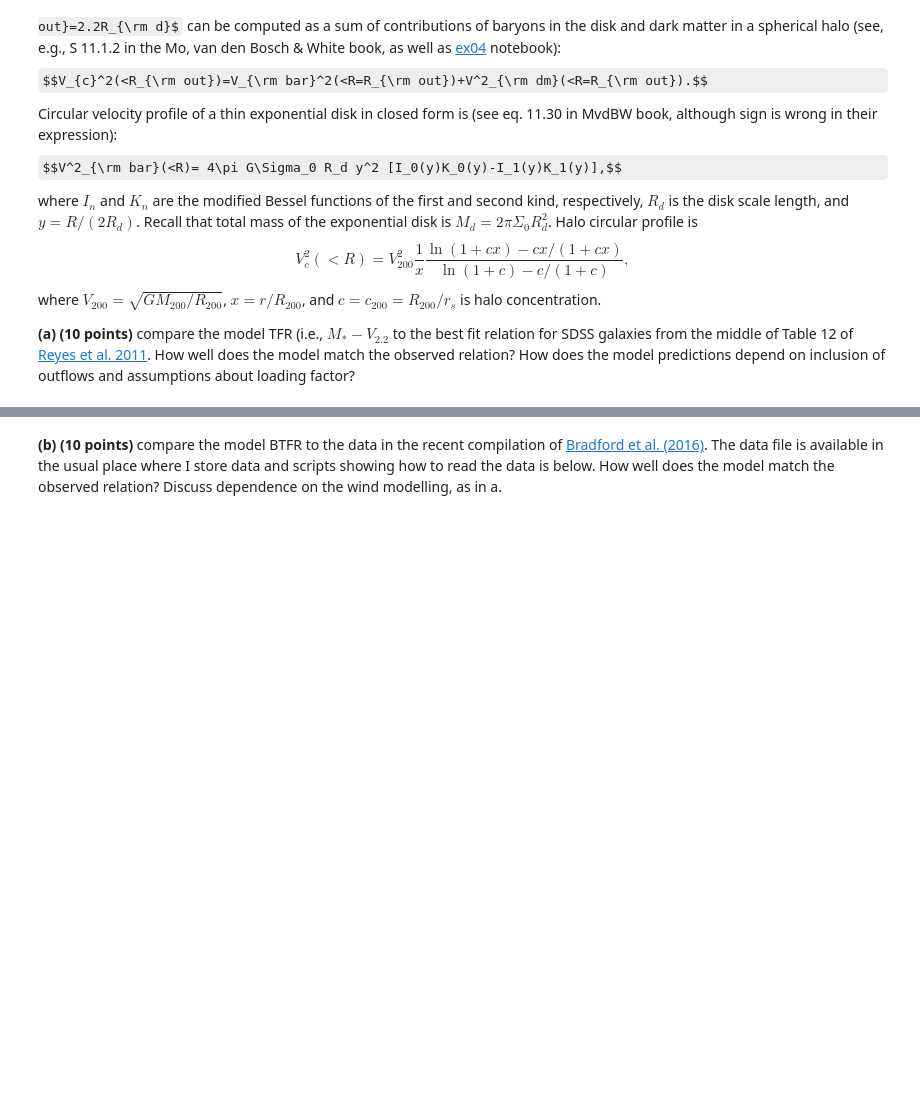
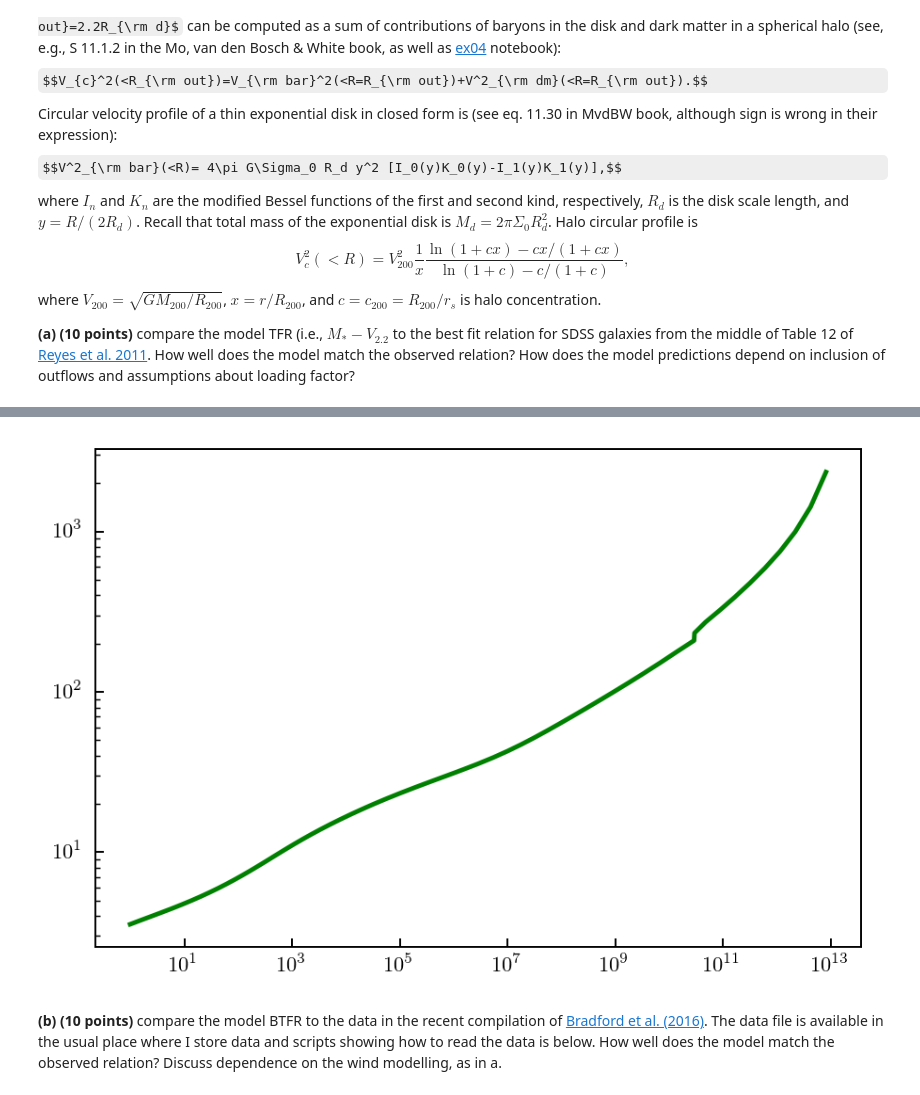
Before and after one commit to tjhoyt/galaxies_hw, a Jupyter notebook: hw6_hoyt_taylor.ipynb, the cells around one changed output, grey strips where cells are left out. Cells and saved outputs as stored; diff of their text form; code cells hidden in the pictures; some formulas as TeX source; blank space fills up the shorter version.

```diff
--- a/hw6_hoyt_taylor.ipynb
+++ b/hw6_hoyt_taylor.ipynb
@@ -537,3 +567,63 @@ NameError: name 'lMhi' is not defined
+# %%
+G = 6.67e-8 # grav. constant cgs
+
+def R_d(r50):
+    rd = r50/1.687
+    return rd
+
+def v2_circ_disk(R, Mg, Ms, Rd, cosmo):
+    from scipy.special import iv
+    from scipy.special import kn
+    R  = R*3.086e+21
+    Rd = Rd*3.086e+21
+    Mg = Mg*2.e33
+    Ms = Ms*2.e33
+    y = R/(2.*Rd)
+    Sig0 = (Mg + Ms)/(2*np.pi*Rd**2)
+    V2bar =4*np.pi*G*Sig0*Rd*y**2*(iv(0, y)*kn(0, y) - iv(1, y)*kn(1, y))
+    return V2bar
+
+def v2_circ_halo(R, Mh, cosmo, z):
+    Mhh = Mh/cosmo.h
+    c = concentration(Mhh, 'vir', z, model='diemer15')
+    M200c, R200c, c200c = changeMassDefinition(Mhh, c, z, 'vir', '200c')
+    M200 = M200c*2.e33/cosmo.h
+    R200 = R200c*3.086e+21/cosmo.h
+    R    = R*3.086e+21
+    V2_200 = G*M200/R200
+    V2_200/1.e5
+    x = R/R200
+    V2halo = V2_200/x*(np.log(1.+c*x) - c*x/(1.+c*x))/(np.log(1.+c) - c/(1.+c))
+    return V2halo
+
+def plot_TF_evo():
+    return
+
+lMh  = windDict[model].lMhdomain
+lMhi = windDict[model].logMhgrid
+lMgi = windDict[model].logMggrid
+lMsi = windDict[model].logMsgrid
+r50i = windDict[model].r50grid
+
+z_plot = [0.0]
+for i, zplot in enumerate(z_plot):
+    Mhz = 10.**lMhi(np.log10(1.0+zplot),lMh)
+    Mgz = 10.**lMgi(np.log10(1.0+zplot),lMh)
+    Msz = 10.**lMsi(np.log10(1.0+zplot),lMh)
+    rhz = 10.**r50i(np.log10(1.0+zplot),lMh) # r_50 returns in kpc (no h^-1)
+    Rd  = R_d(rhz)
+    R22 = 2.2*Rd
+    v2d = v2_circ_disk(R22, Mgz, Msz, Rd, cosmo)
+    v2h = v2_circ_halo(R22, Mhz, cosmo, zplot)
+    v2tot = v2d + v2h
+    v2tot = v2tot
+    vtot  = np.sqrt(v2tot)/1.e5
+    plt.plot(Msz, vtot, c=zcolors[i], lw=2.0, label=r'$z=%1.1f$'%zplot)
+
+plt.xscale('log')
+plt.yscale('log')
+# %% [output]
+[figure, added]
 # %% [markdown]
 <b>(b) (10 points)</b> compare the model BTFR to the data in the recent compilation of <a href="http://adsabs.harvard.edu/abs/2016arXiv160202757B">Bradford et al. (2016)</a>. The data file is available in the usual place where I store data and scripts showing how to read the data is below. How well does the model match the observed relation? Discuss dependence on the wind modelling, as in a.
 # %%
```
Also changed, not shown: parts of 18 cells of this notebook.
